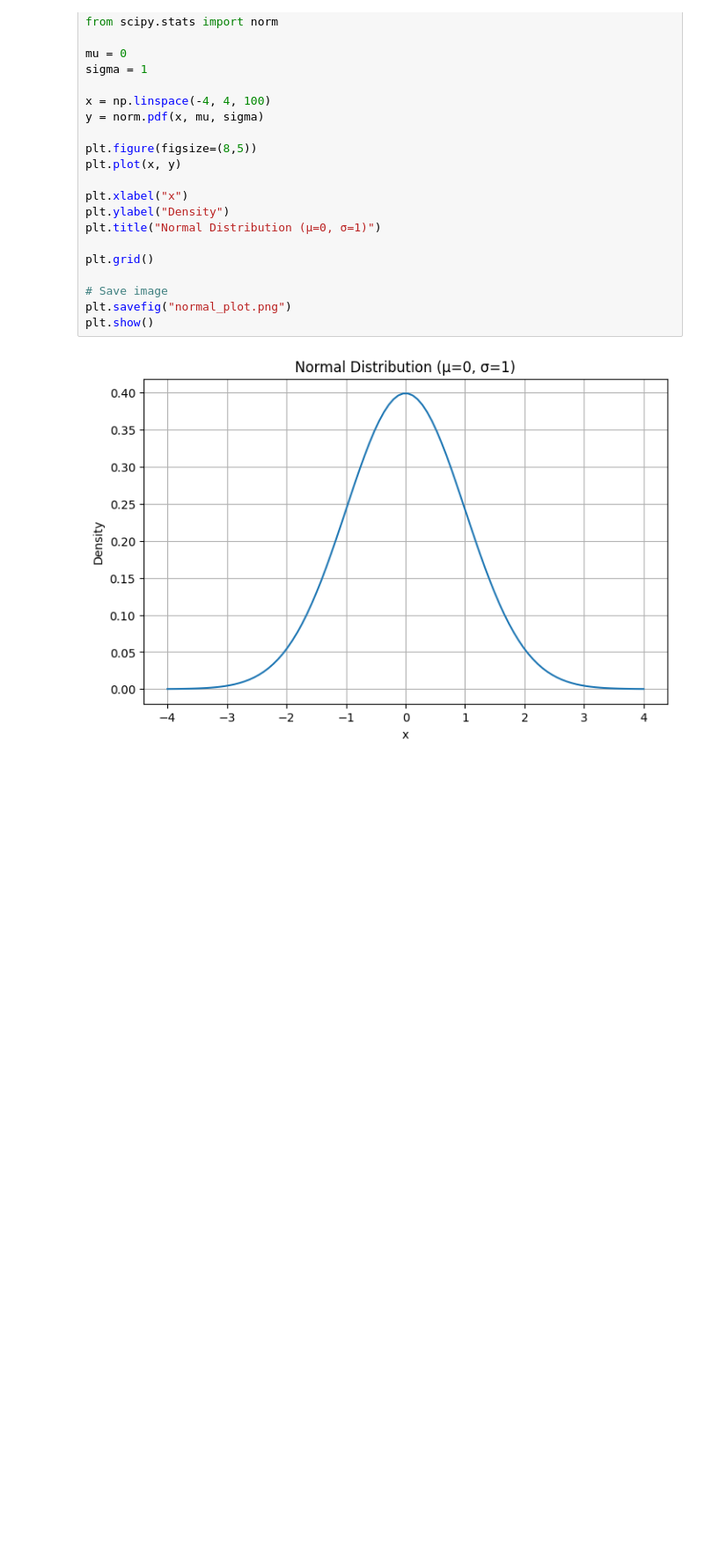
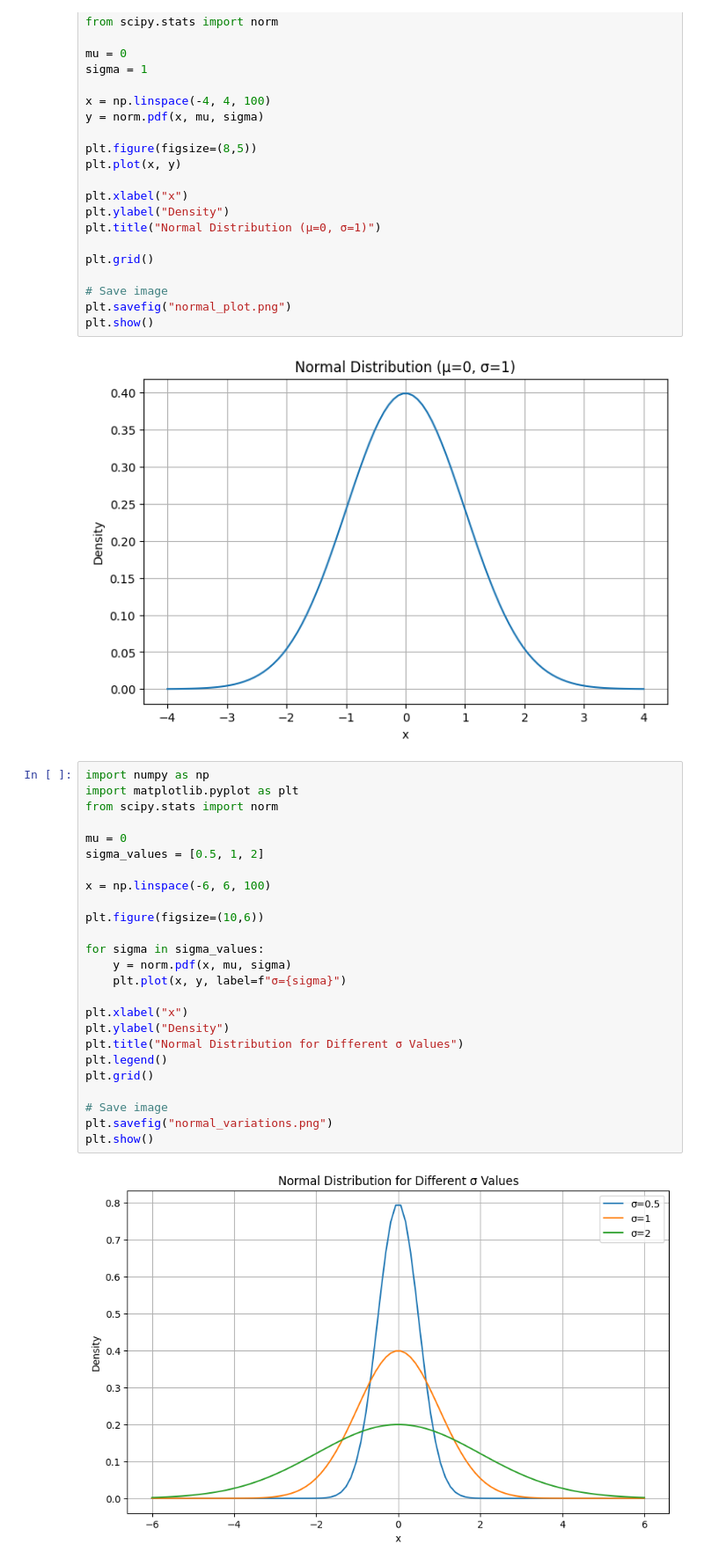
Before and after one commit to Vk2610/DS-ML-Course, a Jupyter notebook: 18. Probability Distribution Function/Normal Distribution.ipynb, the cells around one changed output. Shown at 88% size. Cells and saved outputs as stored; diff of their text form; blank space fills up the shorter version.

```diff
--- a/18. Probability Distribution Function/Normal Distribution.ipynb
+++ b/18. Probability Distribution Function/Normal Distribution.ipynb
@@ -107,3 +107,30 @@ plt.savefig("normal_plot.png")
 plt.show()
 # %% [output]
 [figure]
+# %%
+import numpy as np
+import matplotlib.pyplot as plt
+from scipy.stats import norm
+
+mu = 0
+sigma_values = [0.5, 1, 2]
+
+x = np.linspace(-6, 6, 100)
+
+plt.figure(figsize=(10,6))
+
+for sigma in sigma_values:
+    y = norm.pdf(x, mu, sigma)
+    plt.plot(x, y, label=f"σ={sigma}")
+
+plt.xlabel("x")
+plt.ylabel("Density")
+plt.title("Normal Distribution for Different σ Values")
+plt.legend()
+plt.grid()
+
+# Save image
+plt.savefig("normal_variations.png")
+plt.show()
+# %% [output]
+[figure, added]
```
Also changed, not shown: 3 other files.
